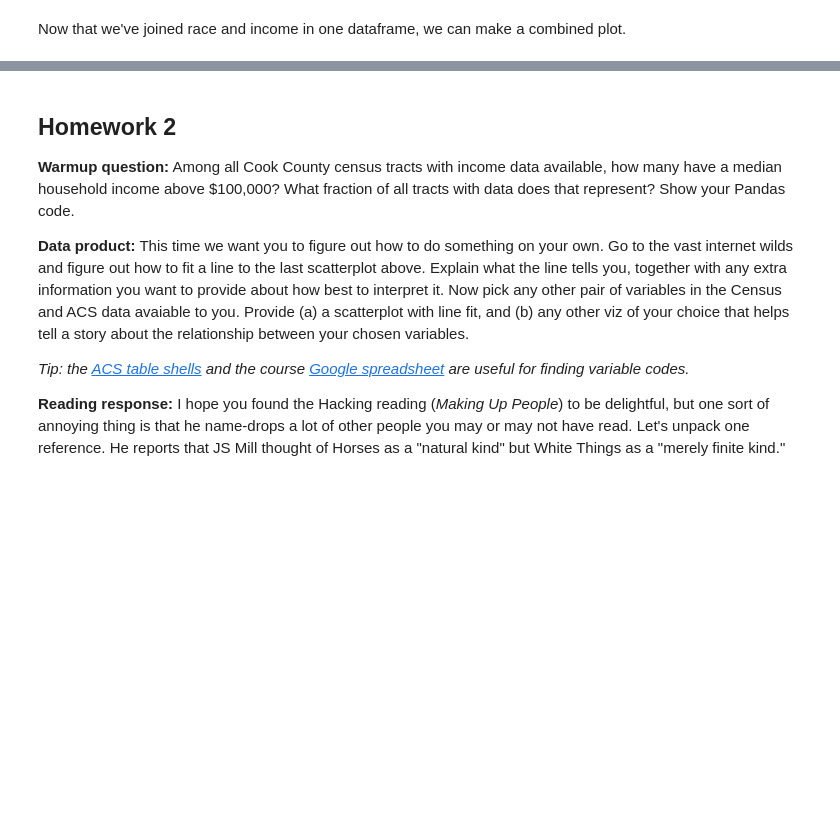
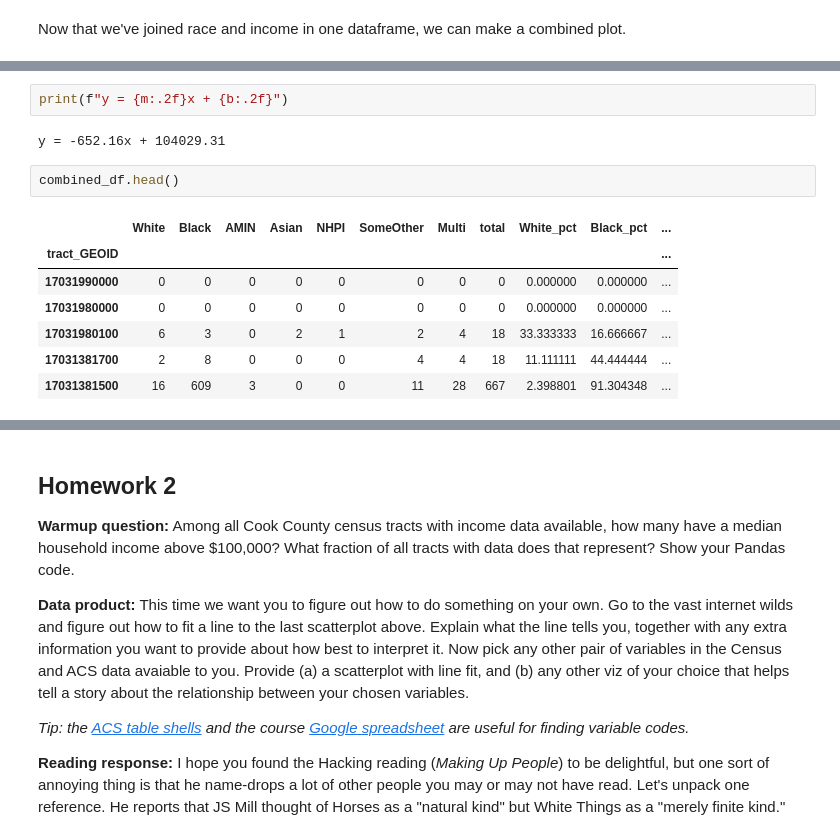
Before and after one commit to sguimaraes-uchi/Notebooks, a Jupyter notebook: Notebook2.ipynb, the cells around one changed output, grey strips where cells are left out. Drawn from its saved outputs; the diff is of its cells as text; blank space fills up the shorter version.

```diff
--- a/Notebook2.ipynb
+++ b/Notebook2.ipynb
@@ -889,0 +973,14 @@ plt.show()
+# %%
+print(f"y = {m:.2f}x + {b:.2f}")
+# %% [output]
+y = -652.16x + 104029.31
+# %%
+combined_df.head()
+# %% [output]
+|  | White | Black | AMIN | Asian | NHPI | SomeOther | Multi | total | White_pct | Black_pct | ... |
+| tract_GEOID |  |  |  |  |  |  |  |  |  |  | ... |
+| 17031990000 | 0 | 0 | 0 | 0 | 0 | 0 | 0 | 0 | 0.000000 | 0.000000 | ... |
+| 17031980000 | 0 | 0 | 0 | 0 | 0 | 0 | 0 | 0 | 0.000000 | 0.000000 | ... |
+| 17031980100 | 6 | 3 | 0 | 2 | 1 | 2 | 4 | 18 | 33.333333 | 16.666667 | ... |
+| 17031381700 | 2 | 8 | 0 | 0 | 0 | 4 | 4 | 18 | 11.111111 | 44.444444 | ... |
+| 17031381500 | 16 | 609 | 3 | 0 | 0 | 11 | 28 | 667 | 2.398801 | 91.304348 | ... |
```
Also changed, not shown: parts of 11 cells of this notebook.
